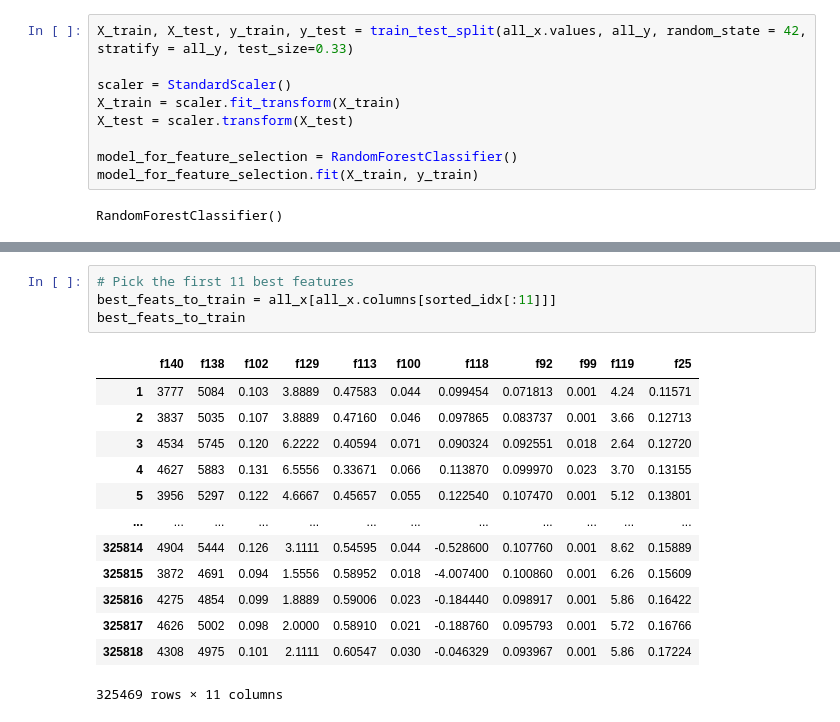
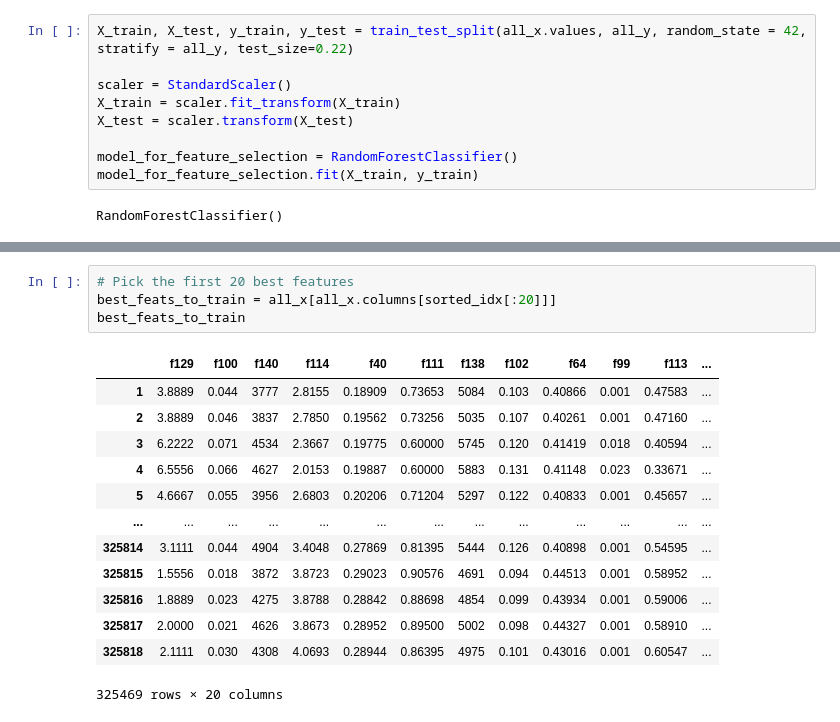
Before and after one commit to danielAdama/crop-mapping-classification, a Jupyter notebook: Crop_mapping_using_fused_optical_radar.ipynb, the cells around one changed output, grey strips where cells are left out. Drawn from its saved outputs; the diff is of its cells as text.

```diff
--- a/Crop_mapping_using_fused_optical_radar.ipynb
+++ b/Crop_mapping_using_fused_optical_radar.ipynb
@@ -464,7 +675,7 @@ Overall Recall: 0.9930785808453287
 # %% [markdown]
 ## 6.2 Feature Selection based on model (Random Forest) selection
 # %%
-X_train, X_test, y_train, y_test = train_test_split(all_x.values, all_y, random_state = 42, stratify = all_y, test_size=0.33)
+X_train, X_test, y_train, y_test = train_test_split(all_x.values, all_y, random_state = 42, stratify = all_y, test_size=0.22)
 
 scaler = StandardScaler()
 X_train = scaler.fit_transform(X_train)
@@ -508,19 +719,19 @@ plt.xlabel('Random Forest Feature importance');
 # %%
-# Pick the first 11 best features
-best_feats_to_train = all_x[all_x.columns[sorted_idx[:11]]]
+# Pick the first 20 best features
+best_feats_to_train = all_x[all_x.columns[sorted_idx[:20]]]
 best_feats_to_train
 # %% [output]
-|  | f140 | f138 | f102 | f129 | f113 | f100 | f118 | f92 | f99 | f119 | f25 |
-| 1 | 3777 | 5084 | 0.103 | 3.8889 | 0.47583 | 0.044 | 0.099454 | 0.071813 | 0.001 | 4.24 | 0.11571 |
-| 2 | 3837 | 5035 | 0.107 | 3.8889 | 0.47160 | 0.046 | 0.097865 | 0.083737 | 0.001 | 3.66 | 0.12713 |
-| 3 | 4534 | 5745 | 0.120 | 6.2222 | 0.40594 | 0.071 | 0.090324 | 0.092551 | 0.018 | 2.64 | 0.12720 |
-| 4 | 4627 | 5883 | 0.131 | 6.5556 | 0.33671 | 0.066 | 0.113870 | 0.099970 | 0.023 | 3.70 | 0.13155 |
-| 5 | 3956 | 5297 | 0.122 | 4.6667 | 0.45657 | 0.055 | 0.122540 | 0.107470 | 0.001 | 5.12 | 0.13801 |
-| ... | ... | ... | ... | ... | ... | ... | ... | ... | ... | ... | ... |
-| 325814 | 4904 | 5444 | 0.126 | 3.1111 | 0.54595 | 0.044 | -0.528600 | 0.107760 | 0.001 | 8.62 | 0.15889 |
-| 325815 | 3872 | 4691 | 0.094 | 1.5556 | 0.58952 | 0.018 | -4.007400 | 0.100860 | 0.001 | 6.26 | 0.15609 |
-| 325816 | 4275 | 4854 | 0.099 | 1.8889 | 0.59006 | 0.023 | -0.184440 | 0.098917 | 0.001 | 5.86 | 0.16422 |
-| 325817 | 4626 | 5002 | 0.098 | 2.0000 | 0.58910 | 0.021 | -0.188760 | 0.095793 | 0.001 | 5.72 | 0.16766 |
-| 325818 | 4308 | 4975 | 0.101 | 2.1111 | 0.60547 | 0.030 | -0.046329 | 0.093967 | 0.001 | 5.86 | 0.17224 |
+|  | f129 | f100 | f140 | f114 | f40 | f111 | f138 | f102 | f64 | f99 | f113 | ... |
+| 1 | 3.8889 | 0.044 | 3777 | 2.8155 | 0.18909 | 0.73653 | 5084 | 0.103 | 0.40866 | 0.001 | 0.47583 | ... |
+| 2 | 3.8889 | 0.046 | 3837 | 2.7850 | 0.19562 | 0.73256 | 5035 | 0.107 | 0.40261 | 0.001 | 0.47160 | ... |
+| 3 | 6.2222 | 0.071 | 4534 | 2.3667 | 0.19775 | 0.60000 | 5745 | 0.120 | 0.41419 | 0.018 | 0.40594 | ... |
+| 4 | 6.5556 | 0.066 | 4627 | 2.0153 | 0.19887 | 0.60000 | 5883 | 0.131 | 0.41148 | 0.023 | 0.33671 | ... |
+| 5 | 4.6667 | 0.055 | 3956 | 2.6803 | 0.20206 | 0.71204 | 5297 | 0.122 | 0.40833 | 0.001 | 0.45657 | ... |
+| ... | ... | ... | ... | ... | ... | ... | ... | ... | ... | ... | ... | ... |
+| 325814 | 3.1111 | 0.044 | 4904 | 3.4048 | 0.27869 | 0.81395 | 5444 | 0.126 | 0.40898 | 0.001 | 0.54595 | ... |
+| 325815 | 1.5556 | 0.018 | 3872 | 3.8723 | 0.29023 | 0.90576 | 4691 | 0.094 | 0.44513 | 0.001 | 0.58952 | ... |
+| 325816 | 1.8889 | 0.023 | 4275 | 3.8788 | 0.28842 | 0.88698 | 4854 | 0.099 | 0.43934 | 0.001 | 0.59006 | ... |
+| 325817 | 2.0000 | 0.021 | 4626 | 3.8673 | 0.28952 | 0.89500 | 5002 | 0.098 | 0.44327 | 0.001 | 0.58910 | ... |
+| 325818 | 2.1111 | 0.030 | 4308 | 4.0693 | 0.28944 | 0.86395 | 4975 | 0.101 | 0.43016 | 0.001 | 0.60547 | ... |
-325469 rows × 11 columns
+325469 rows × 20 columns
 # %%
```
Also changed, not shown: parts of 57 cells of this notebook.
